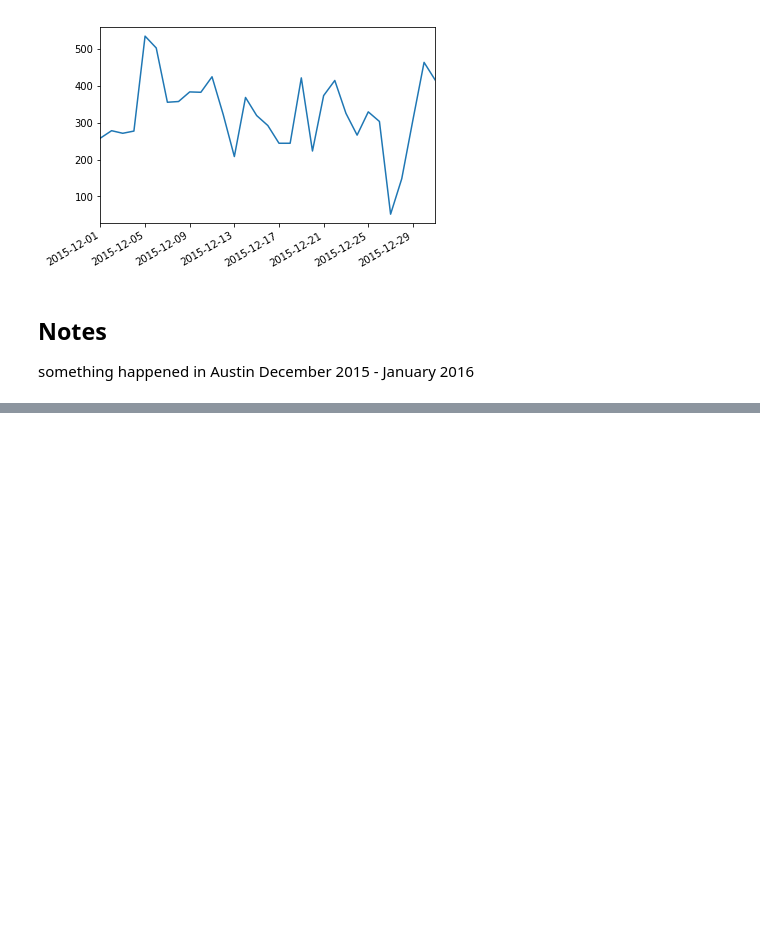
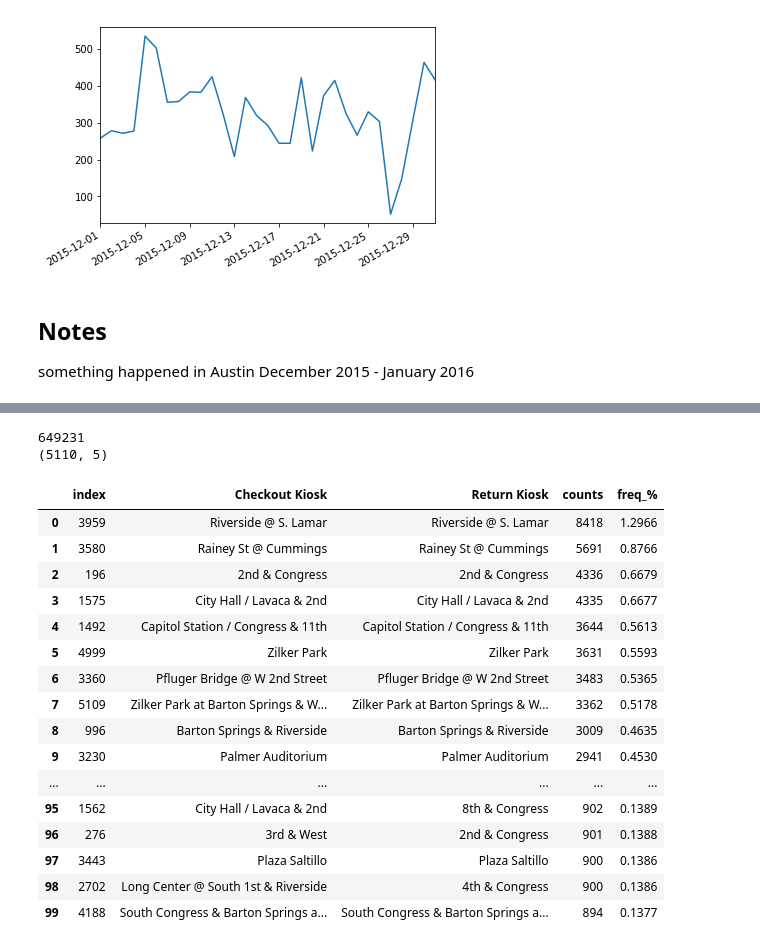
Before and after one commit to danny305/Austin-bike-project, a Jupyter notebook: Danny_Feature_Engr.ipynb, the cells around one changed output, grey strips where cells are left out. Saved outputs shown, nothing was run; the diff lists cells and outputs as text; code cells hidden in the pictures; blank space fills up the shorter version.

Commit message:
Want to create 1 final df of all the checkout and return combination for each day. Uploading what I have to the group.

```diff
--- a/Danny_Feature_Engr.ipynb
+++ b/Danny_Feature_Engr.ipynb
@@ -356,0 +419,45 @@ print(weather_rides[0::7])
+# %%
+#cycle_df.head()
+checkout_return_pairs = cycle_df.\
+    groupby(['Checkout Kiosk','Return Kiosk']).size().reset_index()\
+    .rename(columns={0:'counts'}) #.value_counts().head(15).plot(kind='bar')
+
+checkout_return_pairs = checkout_return_pairs\
+    .sort_values('counts', ascending=False).reset_index()
+
+total_trips = checkout_return_pairs['counts'].sum()
+
+checkout_return_pairs['freq_%'] = checkout_return_pairs['counts']\
+    .map(lambda x: round(x/total_trips*100,4))
+
+# checkout_return_pairs = checkout_return_pairs.\
+#     set_index('freq_%').sort_index(ascending=False)
+
+print(total_trips)
+print(checkout_return_pairs.shape)
+
+checkout_return_pairs.head(100)
+
+
+
+# checkout_return_pairs['freq']
+# %% [output]
+649231
+(5110, 5)
+|  | index | Checkout Kiosk | Return Kiosk | counts | freq_% |
+| 0 | 3959 | Riverside @ S. Lamar | Riverside @ S. Lamar | 8418 | 1.2966 |
+| 1 | 3580 | Rainey St @ Cummings | Rainey St @ Cummings | 5691 | 0.8766 |
+| 2 | 196 | 2nd & Congress | 2nd & Congress | 4336 | 0.6679 |
+| 3 | 1575 | City Hall / Lavaca & 2nd | City Hall / Lavaca & 2nd | 4335 | 0.6677 |
+| 4 | 1492 | Capitol Station / Congress & 11th | Capitol Station / Congress & 11th | 3644 | 0.5613 |
+| 5 | 4999 | Zilker Park | Zilker Park | 3631 | 0.5593 |
+| 6 | 3360 | Pfluger Bridge @ W 2nd Street | Pfluger Bridge @ W 2nd Street | 3483 | 0.5365 |
+| 7 | 5109 | Zilker Park at Barton Springs & W... | Zilker Park at Barton Springs & W... | 3362 | 0.5178 |
+| 8 | 996 | Barton Springs & Riverside | Barton Springs & Riverside | 3009 | 0.4635 |
+| 9 | 3230 | Palmer Auditorium | Palmer Auditorium | 2941 | 0.4530 |
+| ... | ... | ... | ... | ... | ... |
+| 95 | 1562 | City Hall / Lavaca & 2nd | 8th & Congress | 902 | 0.1389 |
+| 96 | 276 | 3rd & West | 2nd & Congress | 901 | 0.1388 |
+| 97 | 3443 | Plaza Saltillo | Plaza Saltillo | 900 | 0.1386 |
+| 98 | 2702 | Long Center @ South 1st & Riverside | 4th & Congress | 900 | 0.1386 |
+| 99 | 4188 | South Congress & Barton Springs a... | South Congress & Barton Springs a... | 894 | 0.1377 |
```
Also changed, not shown: parts of 8 cells of this notebook.
